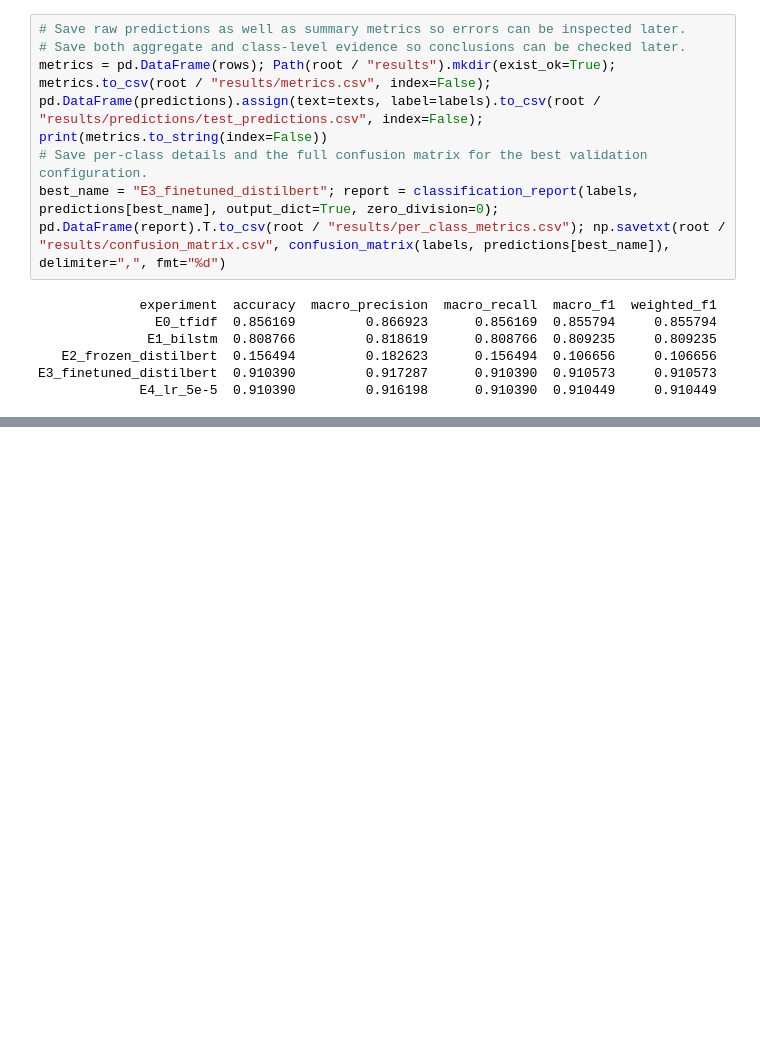
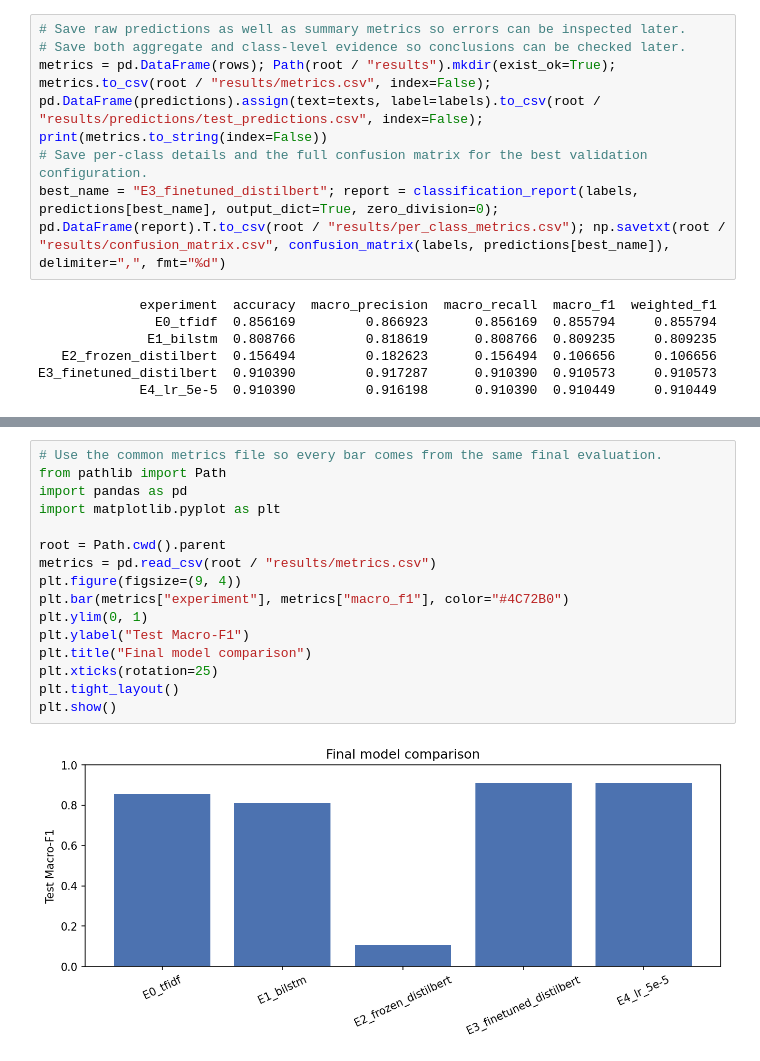
Before and after one commit to skeita/Fine-grained-banking-intent-classification, a Jupyter notebook: notebooks/07_evaluation_executed.ipynb, the cells around one changed output, grey strips where cells are left out. Drawn from its saved outputs; the diff is of its cells as text; blank space fills up the shorter version.

```diff
--- a/notebooks/07_evaluation_executed.ipynb
+++ b/notebooks/07_evaluation_executed.ipynb
@@ -108,0 +115,18 @@ E3_finetuned_distilbert  0.910390         0.917287      0.910390  0.910573     0
+# %%
+# Use the common metrics file so every bar comes from the same final evaluation.
+from pathlib import Path
+import pandas as pd
+import matplotlib.pyplot as plt
+
+root = Path.cwd().parent
+metrics = pd.read_csv(root / "results/metrics.csv")
+plt.figure(figsize=(9, 4))
+plt.bar(metrics["experiment"], metrics["macro_f1"], color="#4C72B0")
+plt.ylim(0, 1)
+plt.ylabel("Test Macro-F1")
+plt.title("Final model comparison")
+plt.xticks(rotation=25)
+plt.tight_layout()
+plt.show()
+# %% [output]
+[figure, added]
```
Also changed, not shown: parts of 3 cells of this notebook, 5 other files.
